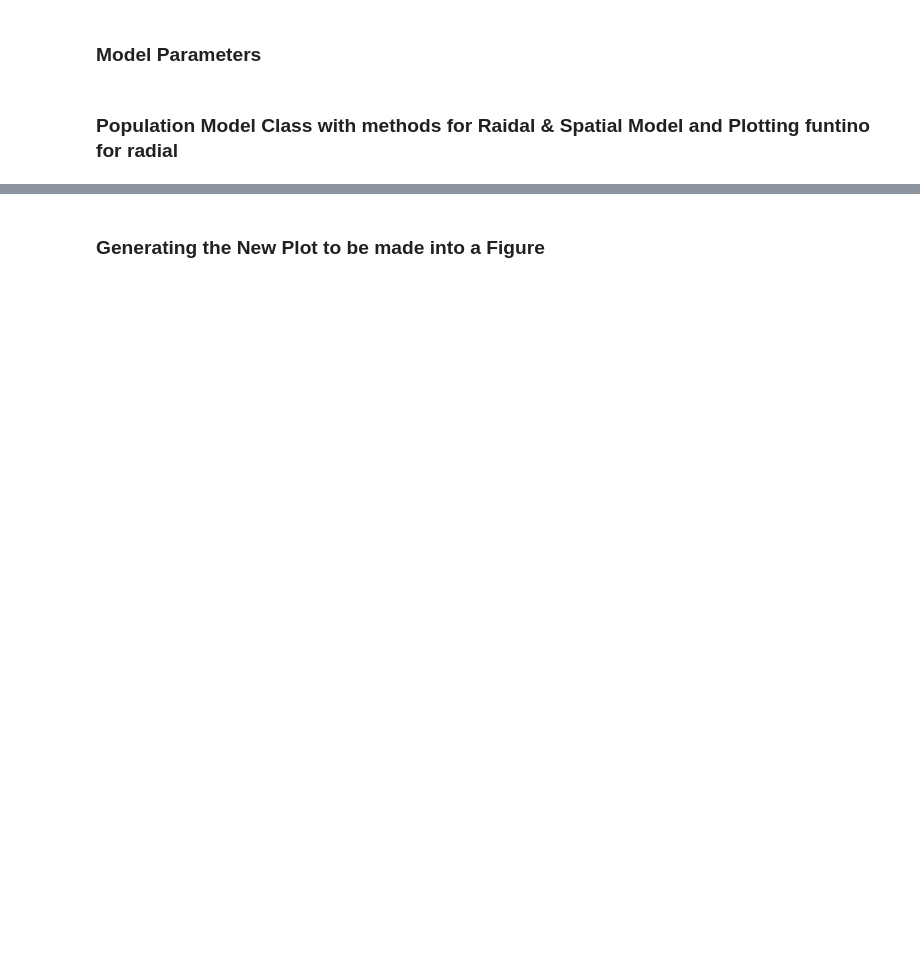
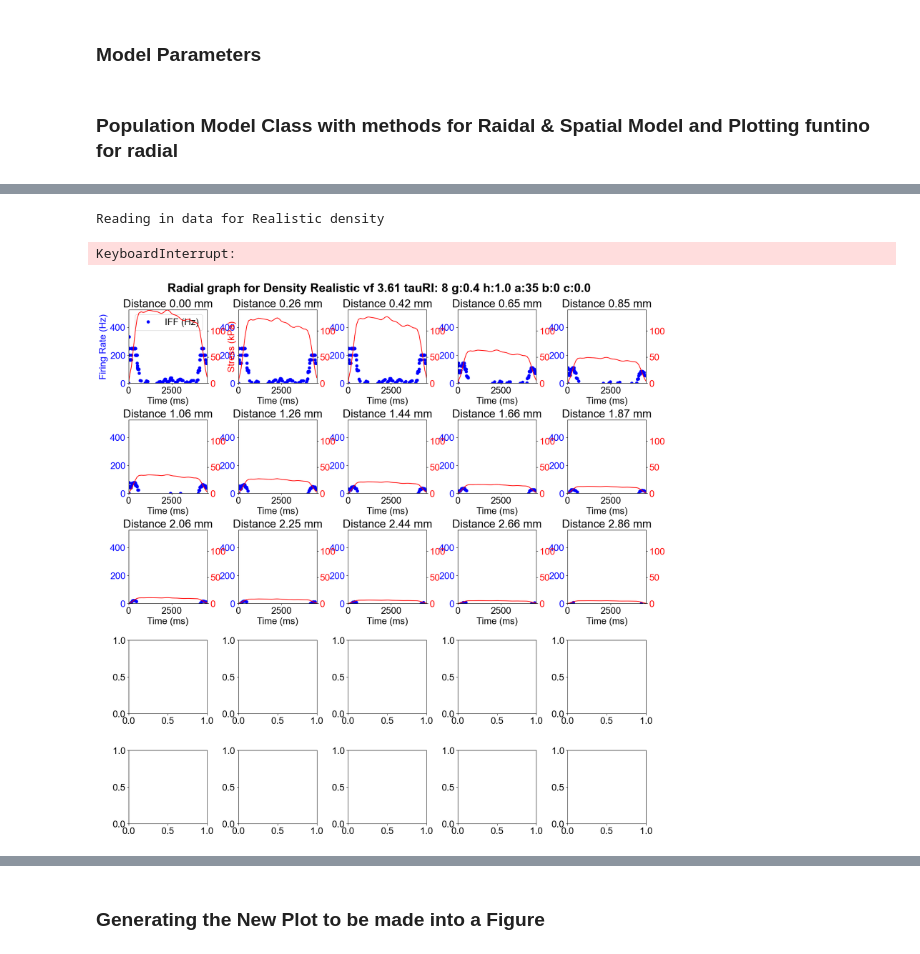
Before and after one commit to abhinavp5/NeuralEncodingModel, a Jupyter notebook: vf_popul_model.ipynb, the cells around one changed output, grey strips where cells are left out. Cells and saved outputs as stored; diff of their text form; code cells hidden in the pictures; blank space fills up the shorter version.

```diff
--- a/vf_popul_model.ipynb
+++ b/vf_popul_model.ipynb
@@ -1136,3 +1147,11 @@ class VF_Population_Model:
+# %%
+vf_model = VF_Population_Model(3.61, "RA", scaling_factor= 1.0, density="Realistic")
+vf_model.radial_stress_vf_model()
+vf_model.run_single_unit_model_combined_graph()
+# %% [output]
+Reading in data for Realistic density
+KeyboardInterrupt:
+[figure, added]
 # %%
 for vf_tip in [3.61, 4.17, 4.56]:
     for aff_type in ["SA", "RA"]:
```
Also changed, not shown: parts of 7 cells of this notebook, 19 other files.
